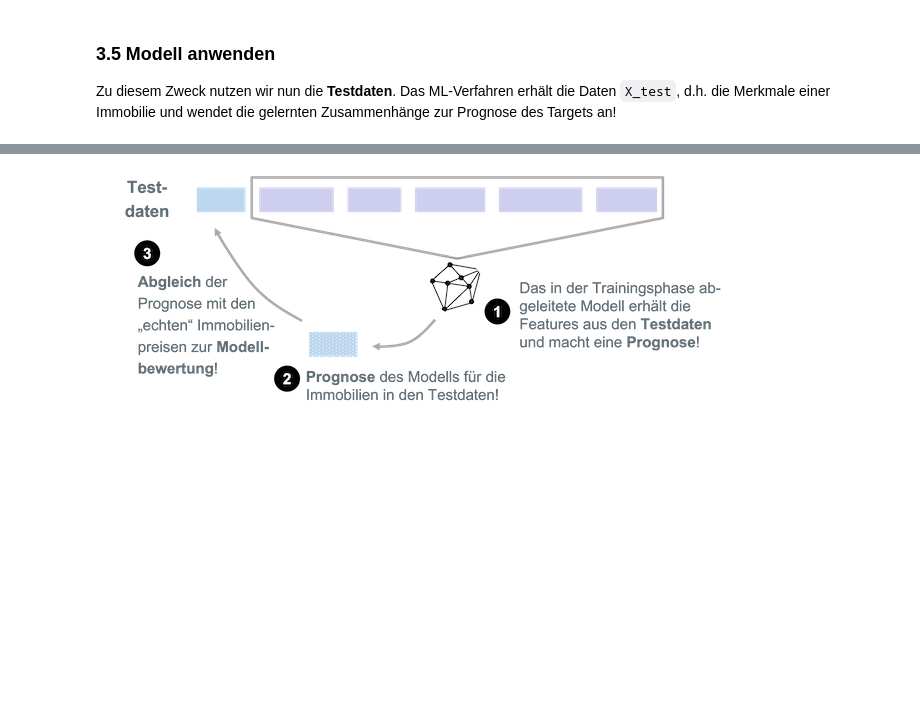
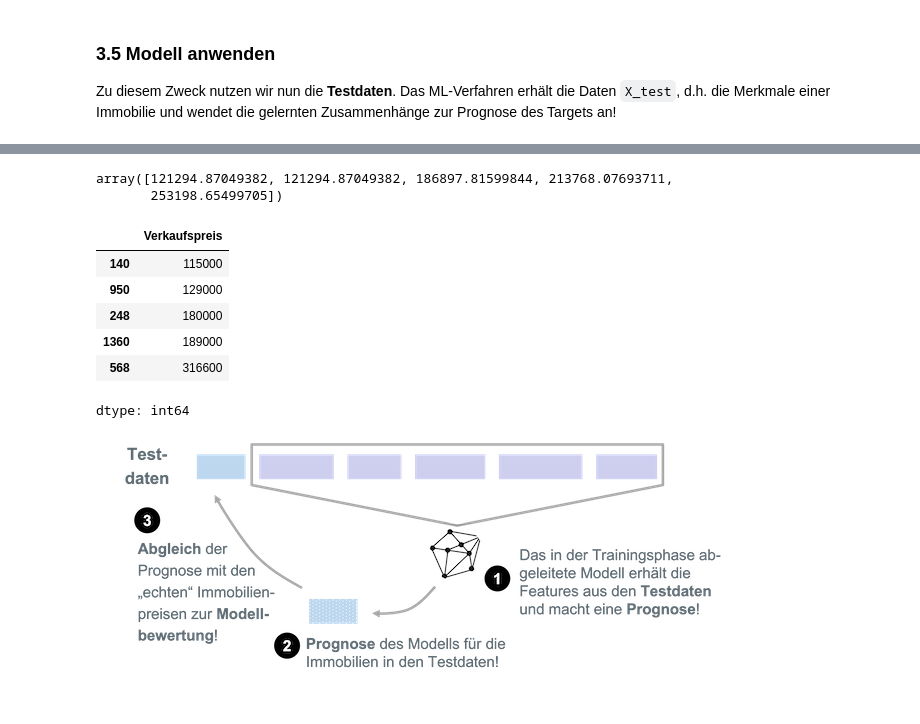
Before and after one commit to AlexKressner/Business_Intelligence, a Jupyter notebook: ML_Regression.ipynb, the cells around one changed output, grey strips where cells are left out. Drawn from its saved outputs; the diff is of its cells as text; code cells hidden in the pictures; blank space fills up the shorter version.

```diff
--- a/ML_Regression.ipynb
+++ b/ML_Regression.ipynb
@@ -128,6 +228,19 @@ X_test.head()
 # %%
 y_pred = model.predict(X_test)
-y_pred[:10]
+y_pred[:5]
+# %% [output]
+array([121294.87049382, 121294.87049382, 186897.81599844, 213768.07693711,
+       253198.65499705])
+# %%
+y_test.head()
+# %% [output]
+|  | Verkaufspreis |
+| 140 | 115000 |
+| 950 | 129000 |
+| 248 | 180000 |
+| 1360 | 189000 |
+| 568 | 316600 |
+dtype: int64
 # %% [markdown]
 ![Testing.png](embedded-picture-1)
 # %% [markdown]
```
Also changed, not shown: parts of 38 cells of this notebook.
